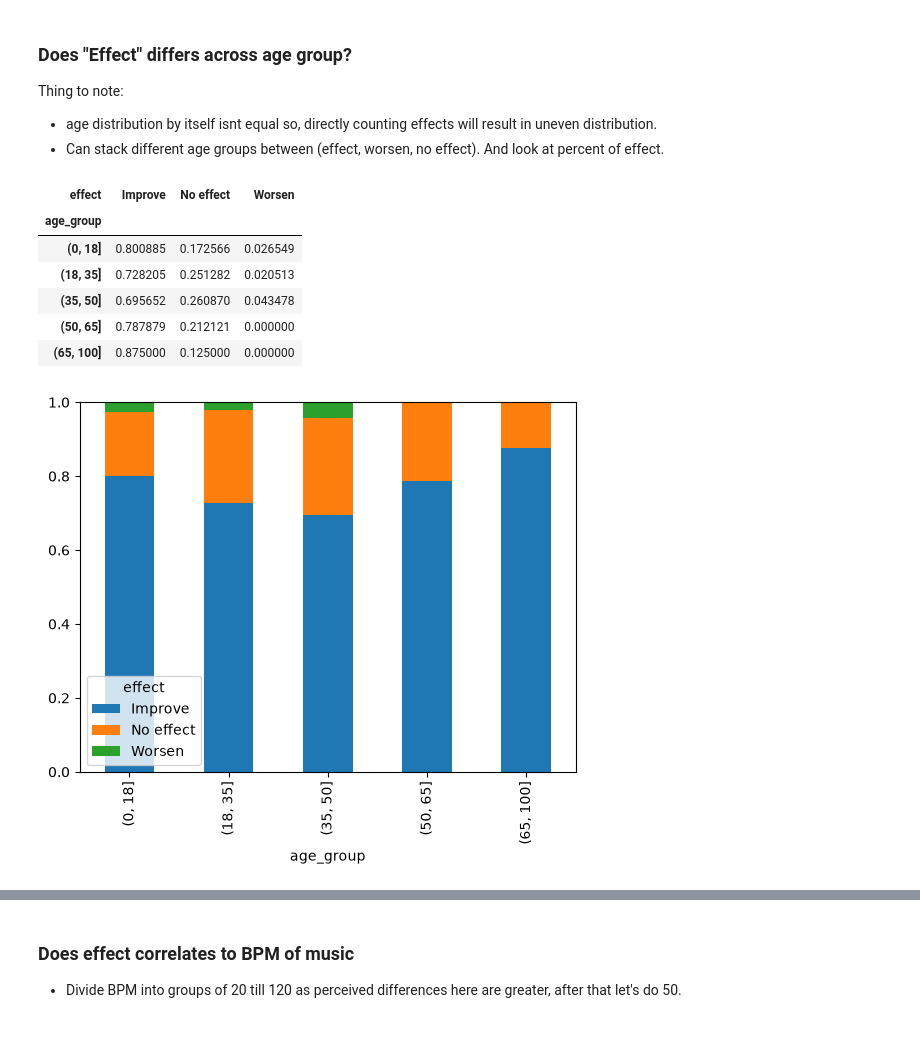
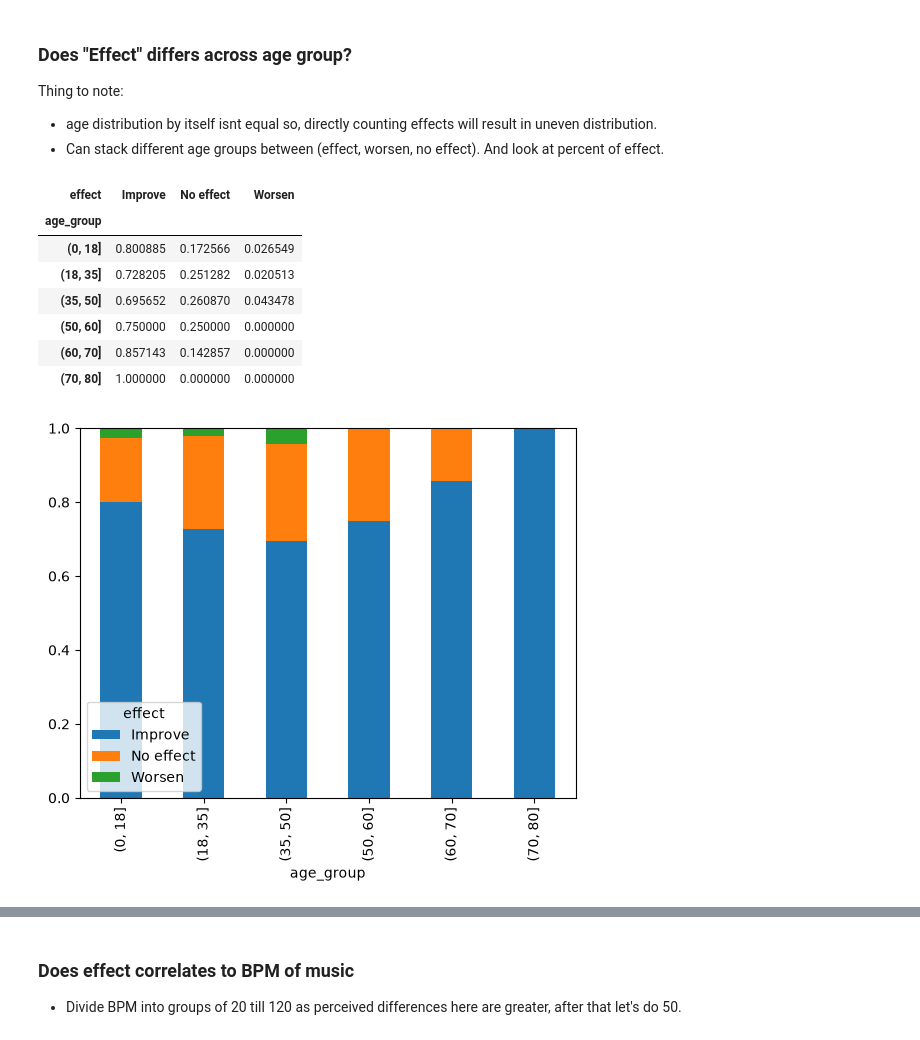
Before and after one commit to hem1t/music-mental, a Jupyter notebook: src/complete_documented_pipe.ipynb, the cells around one changed output, grey strips where cells are left out. Cells and saved outputs as stored; diff of their text form; code cells hidden in the pictures.

```diff
--- a/src/complete_documented_pipe.ipynb
+++ b/src/complete_documented_pipe.ipynb
@@ -313,16 +323,17 @@ Thing to note:
 * Can stack different age groups between (effect, worsen, no effect). And look at percent of effect.
 # %%
 age_df = df1.copy()
-age_df['age_group'] = pd.cut(df1['age'], bins=[0, 18, 35, 50, 65, 100])
+age_df['age_group'] = pd.cut(df1['age'], bins=[0, 18, 35, 50, 60, 70, 80, 90, 100])
 age_df = pd.crosstab(age_df['age_group'], age_df['effect'], normalize='index')
 age_df.plot(kind='bar', stacked=True)
 age_df
 # %% [output]
 | effect | Improve | No effect | Worsen |
 | age_group |  |  |  |
 | (0, 18] | 0.800885 | 0.172566 | 0.026549 |
 | (18, 35] | 0.728205 | 0.251282 | 0.020513 |
 | (35, 50] | 0.695652 | 0.260870 | 0.043478 |
-| (50, 65] | 0.787879 | 0.212121 | 0.000000 |
-| (65, 100] | 0.875000 | 0.125000 | 0.000000 |
+| (50, 60] | 0.750000 | 0.250000 | 0.000000 |
+| (60, 70] | 0.857143 | 0.142857 | 0.000000 |
+| (70, 80] | 1.000000 | 0.000000 | 0.000000 |
-[figure, old version]
+[figure, new version]
```
Also changed, not shown: parts of 6 cells of this notebook, 1 other file.
